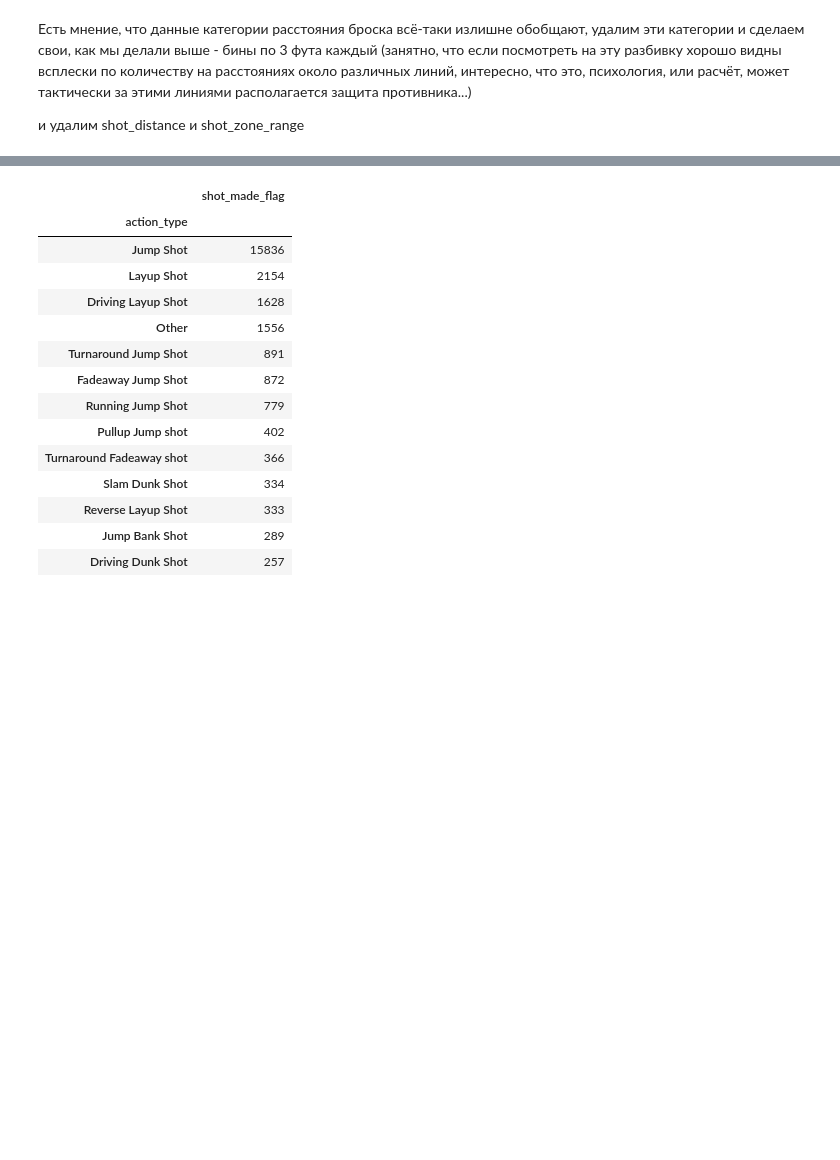
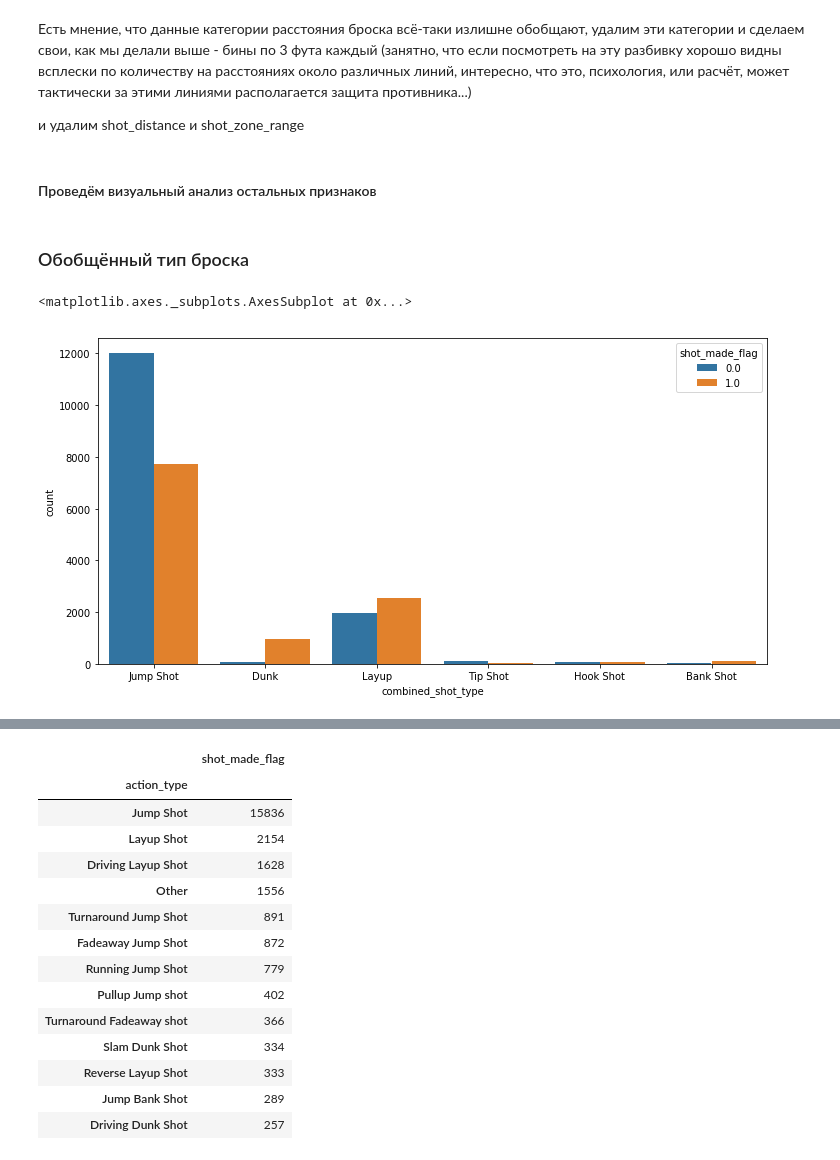
Before and after one commit to Ilmetov/Netology_ilmetov, a Jupyter notebook: Feature_Engeneering/FE 4/ilmetov_HW_2.ipynb, the cells around one changed output, grey strips where cells are left out. Saved outputs shown, nothing was run; the diff lists cells and outputs as text; code cells hidden in the pictures; blank space fills up the shorter version.

```diff
--- a/Feature_Engeneering/FE 4/ilmetov_HW_2.ipynb
+++ b/Feature_Engeneering/FE 4/ilmetov_HW_2.ipynb
@@ -491,3 +494,13 @@ distance_bins = np.append(np.arange(0, 31, 3), 300)
 kobe_cut['shot_dist_3ft'] = pd.cut(kobe_cut['shot_distance'], distance_bins, right=False)
 # %%
 kobe_cut = kobe_cut.drop(['shot_distance','shot_zone_range'], axis=1)
+# %% [markdown]
+#### Проведём визуальный анализ остальных признаков
+# %% [markdown]
+### Обобщённый тип броска
+# %%
+plt.figure(figsize=(12,6))
+sns.countplot(x="combined_shot_type", hue="shot_made_flag", data=kobe_cut)
+# %% [output]
+<matplotlib.axes._subplots.AxesSubplot at 0x...>
+[figure, added]
```
Also changed, not shown: parts of 92 cells of this notebook.
